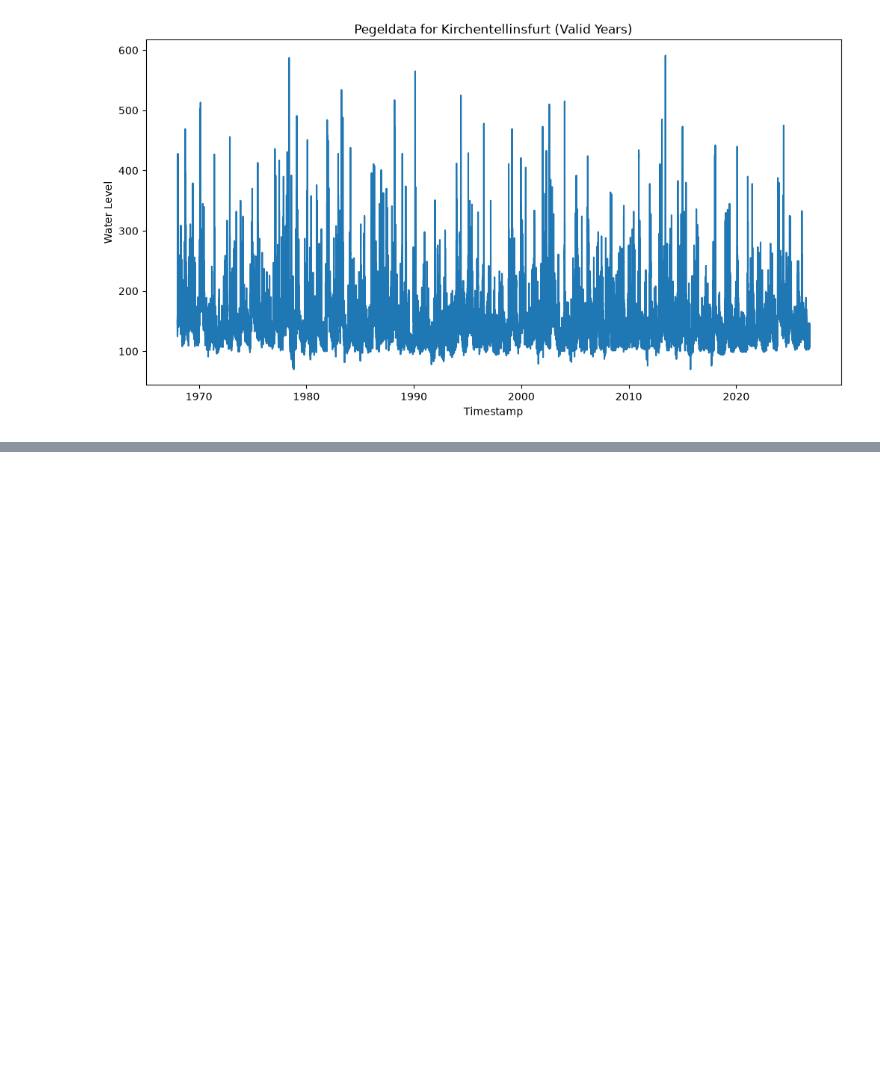
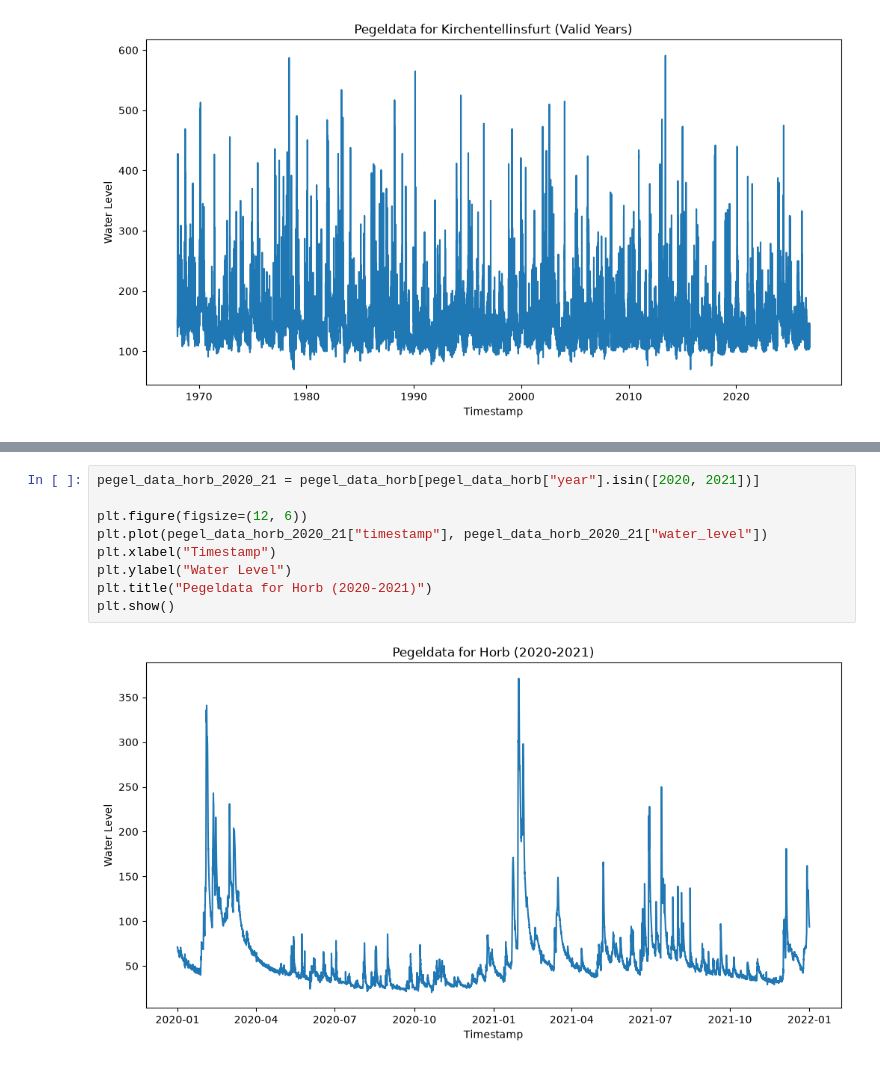
Before and after one commit to kessikessi/DS500_Neckpred, a Jupyter notebook: code/pegeldata.ipynb, the cells around one changed output, grey strips where cells are left out. Saved outputs shown, nothing was run; the diff lists cells and outputs as text; blank space fills up the shorter version.

```diff
--- a/code/pegeldata.ipynb
+++ b/code/pegeldata.ipynb
@@ -145,0 +211,11 @@ plt.show()
+# %%
+pegel_data_horb_2020_21 = pegel_data_horb[pegel_data_horb["year"].isin([2020, 2021])]
+
+plt.figure(figsize=(12, 6))
+plt.plot(pegel_data_horb_2020_21["timestamp"], pegel_data_horb_2020_21["water_level"])
+plt.xlabel("Timestamp")
+plt.ylabel("Water Level")
+plt.title("Pegeldata for Horb (2020-2021)")
+plt.show()
+# %% [output]
+[figure, added]
```
Also changed, not shown: parts of 12 cells of this notebook, 35 other files.
